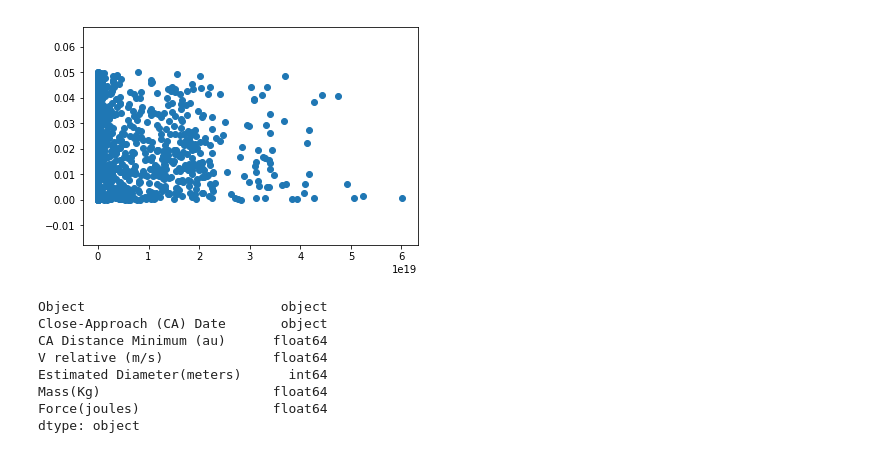
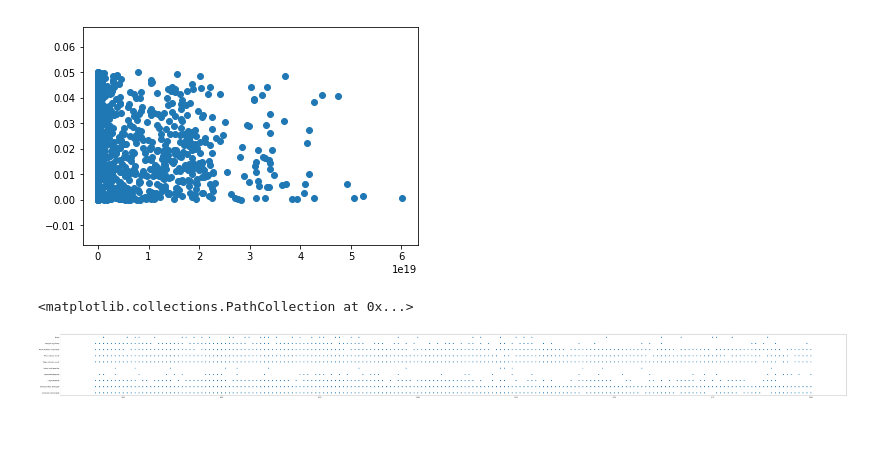
Before and after one commit to Doncurt/DS-final-proj, a Jupyter notebook: notebooks/Initial Exploration.ipynb, the cells around one changed output. Cells and saved outputs as stored; diff of their text form; code cells hidden in the pictures.

```diff
--- a/notebooks/Initial Exploration.ipynb
+++ b/notebooks/Initial Exploration.ipynb
@@ -181,14 +189,9 @@ plt.scatter(df['Force(joules)'], df['CA Distance Minimum (au)'])
 # %% [output]
 <matplotlib.collections.PathCollection at 0x...>
 [figure]
-# %%
-df.dtypes
-# %% [output]
-Object                         object
-Close-Approach (CA) Date       object
-CA Distance Minimum (au)      float64
-V relative (m/s)              float64
-Estimated Diameter(meters)      int64
-Mass(Kg)                      float64
-Force(joules)                 float64
-dtype: object
+# %%
+plt.figure(figsize=(100,8))
+plt.scatter(df['Close-Approach (CA) Date'], df['Damage'])
+# %% [output]
+<matplotlib.collections.PathCollection at 0x...>
+[figure, added]
```
Also changed, not shown: parts of 4 cells of this notebook.
